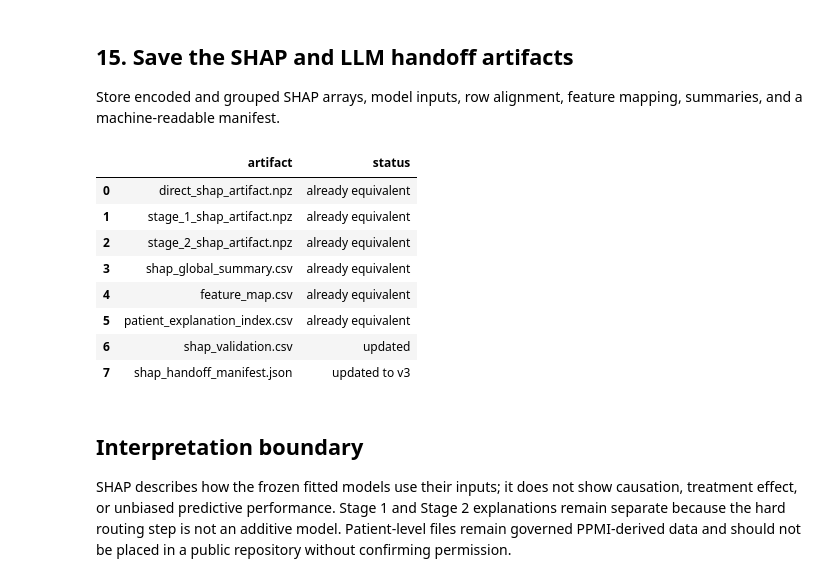
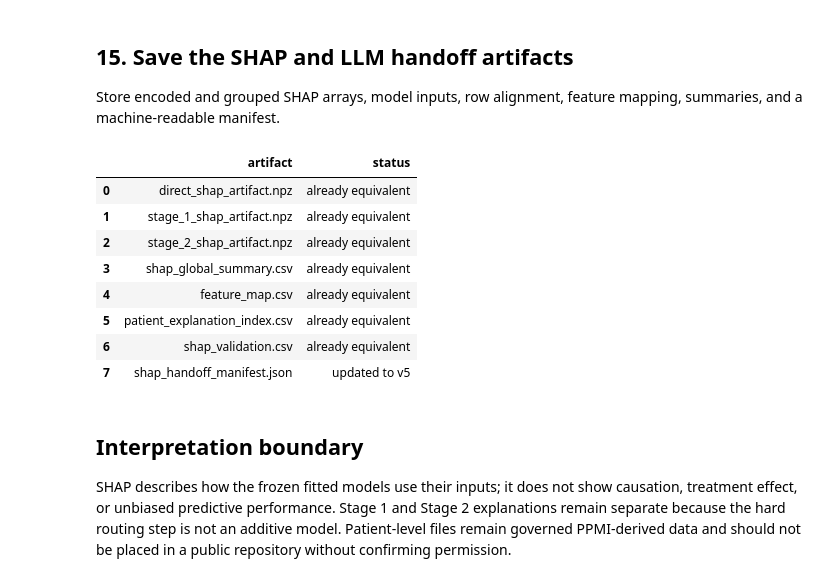
Before and after one commit to rafsan062/Parkinsons-Fall-Risk-Prediction, a Jupyter notebook: notebooks/12_shap_and_llm_handoff.ipynb, the cells around one changed output. Saved outputs shown, nothing was run; the diff lists cells and outputs as text; code cells hidden in the pictures.

```diff
--- a/notebooks/12_shap_and_llm_handoff.ipynb
+++ b/notebooks/12_shap_and_llm_handoff.ipynb
@@ -618,7 +651,7 @@ for filename, frame in {
     })
 
 handoff_manifest = {
-    "run_version": "final-notebook-12-shap-llm-handoff-v3-shared-beeswarm-axis",
+    "run_version": "final-notebook-12-shap-llm-handoff-v5-concise-model-titles",
     "source_model_manifest_sha256": file_digest(input_paths["manifest"]),
     "shap_version": shap_version,
     "patients": len(predictors),
@@ -643,42 +676,48 @@ handoff_manifest = {
             "maximum": BEESWARM_X_LIMIT,
             "largest_observed_absolute_shap": maximum_plotted_absolute_shap,
         },
+        "title_format": {
+            "alignment": "centered across complete figure",
+            "font_size_points": TITLE_FONT_SIZE,
+            "bold_segments": "model family and output class",
+            "weighting_labels": "omitted from figure titles; retained in model configuration documentation",
+        },
     },
     "two_stage_interpretation": (
         "Stage 1 and Stage 2 are separate hard-routed components. Do not add their SHAP values. "
         "Stage 2 applies only when Stage 1 predicts any fall."
     ),
     "performance_boundary": (
         "These full-cohort explanations are not performance estimates; use Notebook 07 outer evaluation."
     ),
     "governance": (
         "NPZ files, patient_explanation_index.csv, and patient_raw_inputs.csv contain "
         "patient-level PPMI-derived data. Public sharing was explicitly approved for this project export."
     ),
 }
 manifest_text = json.dumps(handoff_manifest, indent=2) + "\n"
 manifest_output_path = output_directory / "shap_handoff_manifest.json"
 manifest_existed = manifest_output_path.is_file()
 manifest_status = "already identical"
 if not manifest_existed or manifest_output_path.read_text() != manifest_text:
     manifest_output_path.write_text(manifest_text)
-    manifest_status = "updated to v3" if manifest_existed else "created"
+    manifest_status = "updated to v5" if manifest_existed else "created"
 save_rows.append({
     "artifact": "shap_handoff_manifest.json",
     "status": manifest_status,
 })
 
 display(pd.DataFrame(save_rows))
 # %% [output]
 |  | artifact | status |
 | 0 | direct_shap_artifact.npz | already equivalent |
 | 1 | stage_1_shap_artifact.npz | already equivalent |
 | 2 | stage_2_shap_artifact.npz | already equivalent |
 | 3 | shap_global_summary.csv | already equivalent |
 | 4 | feature_map.csv | already equivalent |
 | 5 | patient_explanation_index.csv | already equivalent |
-| 6 | shap_validation.csv | updated |
-| 7 | shap_handoff_manifest.json | updated to v3 |
+| 6 | shap_validation.csv | already equivalent |
+| 7 | shap_handoff_manifest.json | updated to v5 |
 # %% [markdown]
 ## Interpretation boundary
 
```
Also changed, not shown: parts of 4 cells of this notebook, 19 other files.
